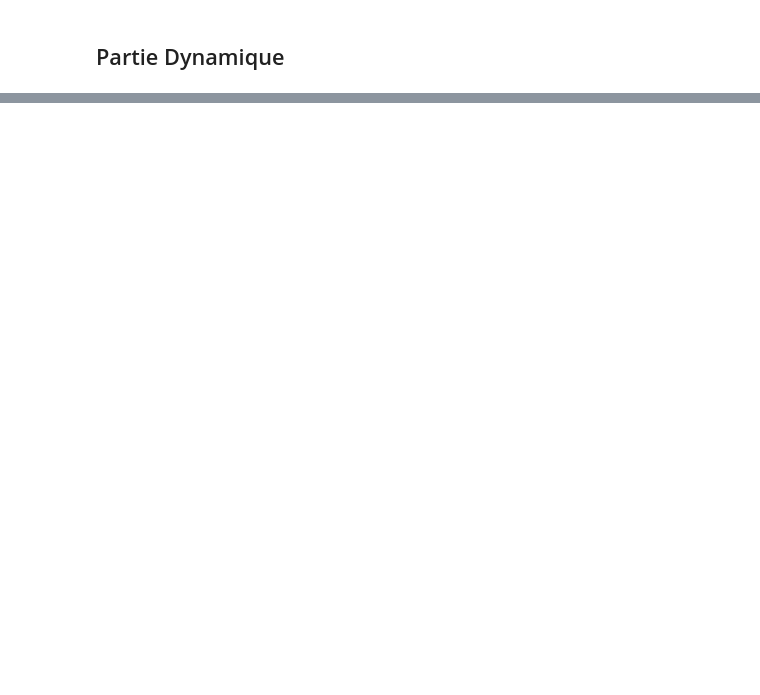
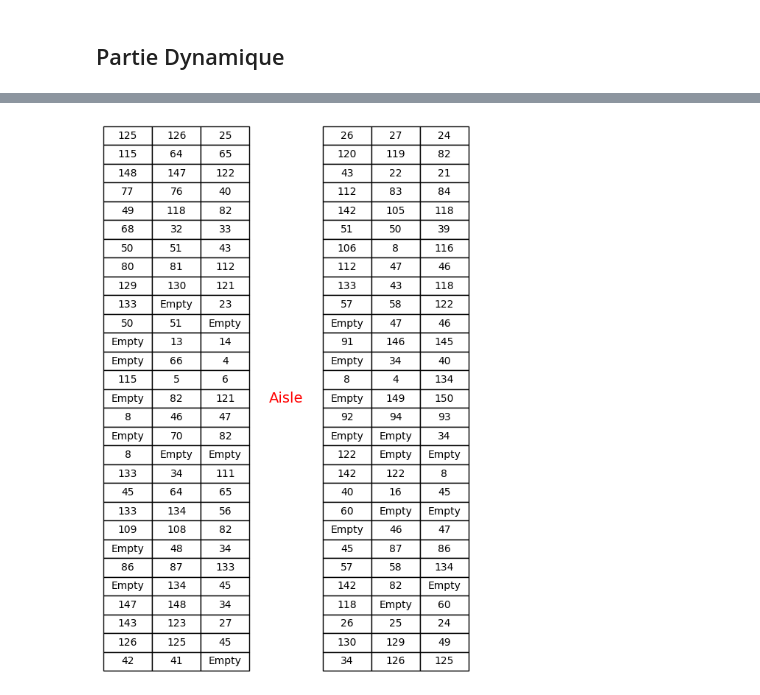
Before and after one commit to AlexandreRadigue/ST7_Opti_AirFrance, a Jupyter notebook: ST7 -Airfrance - Dynamique/Method3.ipynb, the cells around one changed output, grey strips where cells are left out. Saved outputs shown, nothing was run; the diff lists cells and outputs as text; code cells hidden in the pictures; blank space fills up the shorter version.

```diff
--- a/ST7 -Airfrance - Dynamique/Method3.ipynb
+++ b/ST7 -Airfrance - Dynamique/Method3.ipynb
@@ -924,12 +939,12 @@ def shuffle_groups(group_list, proportion):
     return selected_groups
 
 
-# Appel de la fonction shuffle_groups avec une proportion de 0.5 (50%)
-groupes_selectionnes = shuffle_groups(Groups.items(), proportion=0.4)
+# Appel de la fonction shuffle_groups avec une proportion de 0.5 (50%) de groupes qui veulent changer
+groupes_selectionnes = shuffle_groups(AllGroups.items(), proportion=0.7)
 
 print(groupes_selectionnes)
 # Affichage des groupes sélectionnés de manière aléatoire
 print("Groupes sélectionnés de manière aléatoire:")
 for group, choices in groupes_selectionnes.items():
-    print(f"Groupe: {group}, Choix possibles: {choices}")
+    print(f"Groupe: {group}, Passagers possibles: {choices}")
 # %% [output]
@@ -952,6 +968,5 @@ Groupe: 51, Choix possibles: [71, 72]
 # %%
 def assign_permutable_groups(groups, selected_groups):
-
     assigned_groups = {}
     permutation_candidates = {}
 
@@ -962,7 +977,9 @@ def assign_permutable_groups(groups, selected_groups):
 
         # Parcourir les groupes de `groups` pour trouver les groupes compatibles pour permutation
         for group, choices in groups.items():
-            if len(selected_choices) == len(choices) and sum(Passengers[k]['type'] for k in selected_choices) == sum(Passengers[k]['type'] for k in choices):
+            # On vérifie que les groupes sont de même taille (len) et qu'ils ont le même poids (pour vérifier la contrainte de barycentre).
+            # if len(selected_choices) == len(choices) and sum(Passengers[k]['type'] for k in selected_choices) == sum(Passengers[k]['type'] for k in choices):
+            if len(selected_choices) == len(choices):
                 compatible_groups.append(group)
 
         # Associer la liste des groupes compatibles au groupe sélectionné dans le dictionnaire permutation_candidates
@@ -971,7 +988,7 @@ def assign_permutable_groups(groups, selected_groups):
     return permutation_candidates
 
 # Attribution des groupes associés pour permutation
-groupes_assignes = assign_permutable_groups(Groups, groupes_selectionnes)
+groupes_assignes = assign_permutable_groups(AllGroups, groupes_selectionnes)
 
 print(groupes_assignes)
 
@@ -980,5 +997,5 @@ print("Groupes sélectionnés et leurs groupes associés pour permutation:")
 for selected_group, assigned_groups in groupes_assignes.items():
     print(f"Groupe sélectionné: {selected_group}, Groupes associés pour permutation:")
     for group in assigned_groups:
-        print(f"    {group}: {Groups[group]}")
+        print(f"    {group}: {AllGroups[group]}")
 # %% [output]
@@ -1083,0 +1160,57 @@ new_grouping_score_percentage
+# %%
+
+data1 = [['Empty' for _ in range(number_of_columns//2)] for _ in range(number_of_rows)]
+data2 = [['Empty' for _ in range(number_of_columns//2)] for _ in range(number_of_rows)]
+
+colors1 = [[ '#FFFFFF' for _ in range(number_of_columns//2)] for _ in range(number_of_rows)]
+colors2 = [[ '#FFFFFF' for _ in range(number_of_columns//2)] for _ in range(number_of_rows)]
+
+for i in range(1, number_of_rows + 1):
+    for j in range(1, number_of_columns + 1):
+        for k in range(1, len(Passengers) + 1):
+            if post_processing_assignments[(i,j,k)] == 1:
+                if j<4:
+                    data1[i-1][j-1] = k
+                    if Passengers[k]['type']==2 :
+                        colors1[i-1][j-1] = '#800080'
+                        colors1[i-1][j-2] = '#800080'
+                        colors1[i][j-1] = '#800080'
+                        colors1[i][j-2] = '#800080'
+                elif j>4:
+                    data2[i-1][j-5] = k
+                    if Passengers[k]['type']==2:
+                        colors2[i-1][j-5] = '#800080'
+                        colors2[i-1][j-6] = '#800080'
+                        colors2[i][j-5] = '#800080'
+                        colors2[i][j-6] = '#800080'
+
+def create_table(ax, data, colors):
+    ax.set_axis_off()
+    table = Table(ax, bbox=[0, 0, 1, 2])
+    rows, cols = len(data), len(data[0])
+    width, height = 100 , 100
+
+
+    for i in range(rows):
+        for j in range(cols):
+            table.add_cell(i, j, width, height, text=data[i][j], loc='center', facecolor=colors[i][j])
+
+    ax.add_table(table)
+
+
+fig, (ax1, ax2) = plt.subplots(1, 2)
+
+create_table(ax1, data1, colors1)
+create_table(ax2, data2, colors2)
+
+
+ax1.annotate('Aisle', xy=(1, 1), xytext=(1.25, 1),
+             textcoords='axes fraction', ha='center', va='center', color='red', fontsize=14)
+
+
+
+plt.subplots_adjust(wspace=0.5)
+
+plt.show()
+# %% [output]
+[figure, added]
```
Also changed, not shown: parts of 18 cells of this notebook.
